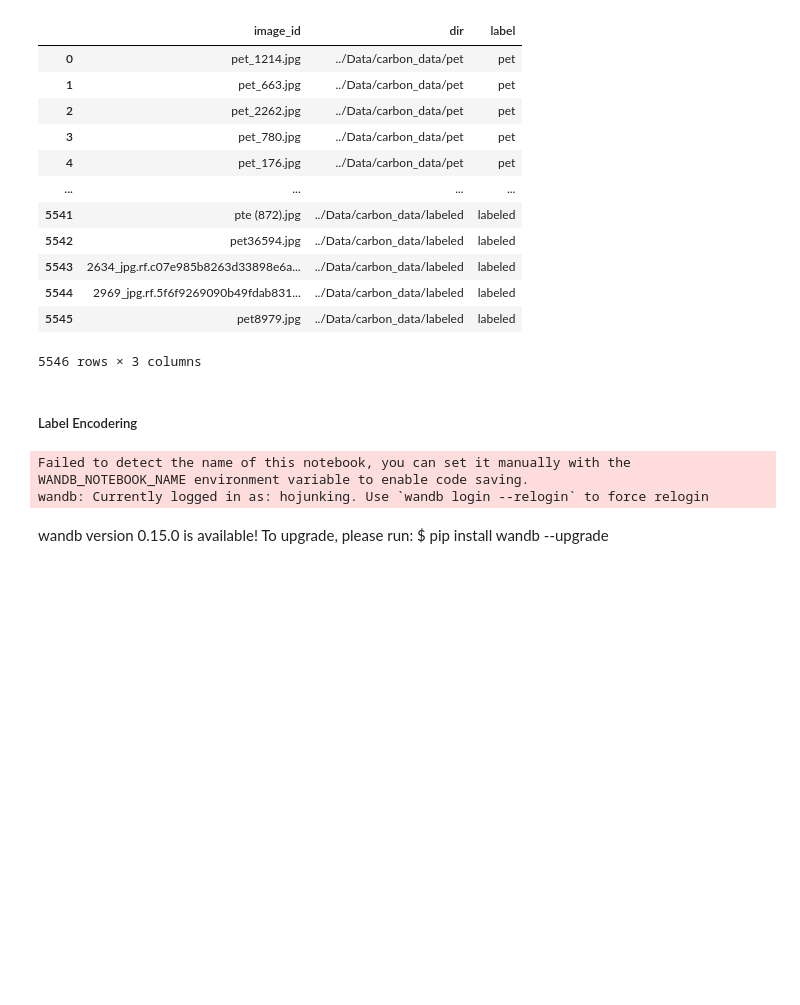
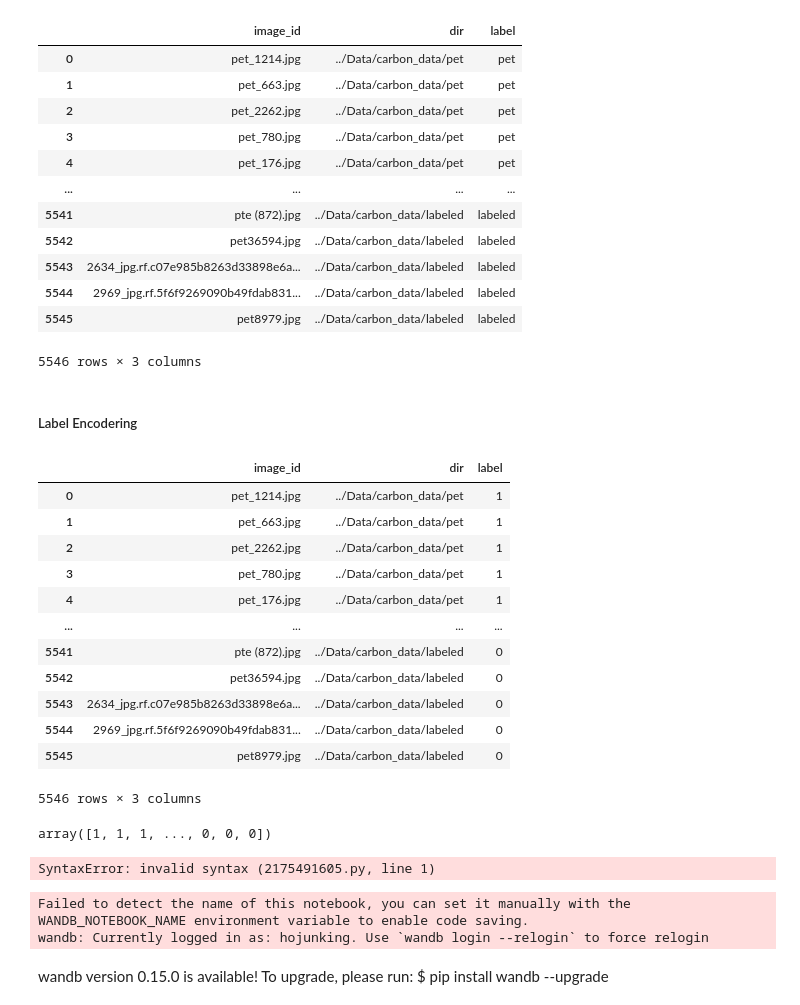
Before and after one commit to hojunking/KD_models, a Jupyter notebook: teacher_classifier.ipynb, the cells around one changed output. Drawn from its saved outputs; the diff is of its cells as text; code cells hidden in the pictures; blank space fills up the shorter version.

Commit message:
Refactor label_encoding_process

```diff
--- a/teacher_classifier.ipynb
+++ b/teacher_classifier.ipynb
@@ -150,9 +146,33 @@ train
 ##### Label Encodering
 # %%
 le = preprocessing.LabelEncoder()
-encoder = le.fit_transform(train['label'].values)
-train['label'] = encoder
+train['label'] = le.fit_transform(train['label'].values)
 train
+# %% [output]
+|  | image_id | dir | label |
+| 0 | pet_1214.jpg | ../Data/carbon_data/pet | 1 |
+| 1 | pet_663.jpg | ../Data/carbon_data/pet | 1 |
+| 2 | pet_2262.jpg | ../Data/carbon_data/pet | 1 |
+| 3 | pet_780.jpg | ../Data/carbon_data/pet | 1 |
+| 4 | pet_176.jpg | ../Data/carbon_data/pet | 1 |
+| ... | ... | ... | ... |
+| 5541 | pte (872).jpg | ../Data/carbon_data/labeled | 0 |
+| 5542 | pet36594.jpg | ../Data/carbon_data/labeled | 0 |
+| 5543 | 2634_jpg.rf.c07e985b8263d33898e6a... | ../Data/carbon_data/labeled | 0 |
+| 5544 | 2969_jpg.rf.5f6f9269090b49fdab831... | ../Data/carbon_data/labeled | 0 |
+| 5545 | pet8979.jpg | ../Data/carbon_data/labeled | 0 |
+5546 rows × 3 columns
+# %%
+encoder
+# %% [output]
+array([1, 1, 1, ..., 0, 0, 0])
+# %%
+def label_encoding_classes:
+    # define certain classes to transform differently
+    capture_image_classes = ['10Kwalk', 'battery','receipt']
+    return le.transform(capture_image_classes)
+# %% [output]
+SyntaxError: invalid syntax (2175491605.py, line 1)
 # %%
 def seed_everything(seed):
     random.seed(seed)
```
Also changed, not shown: parts of 2 cells of this notebook.
